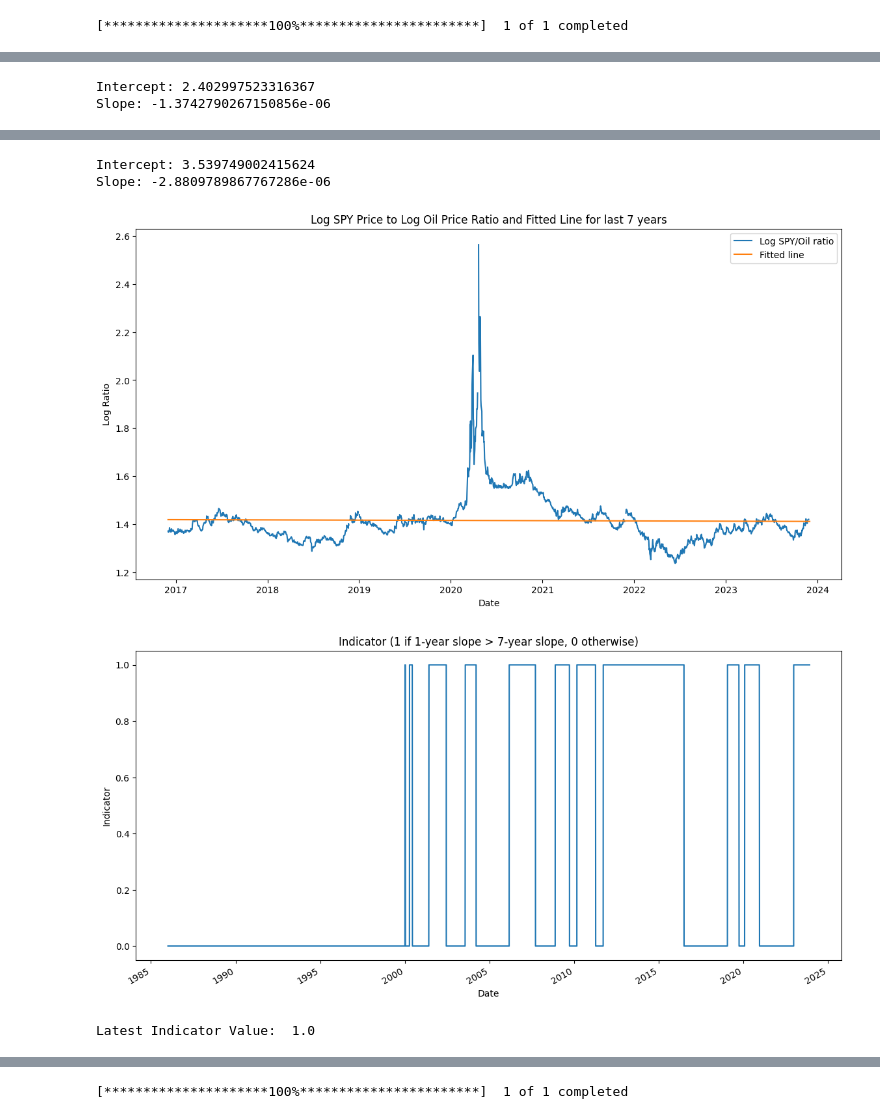
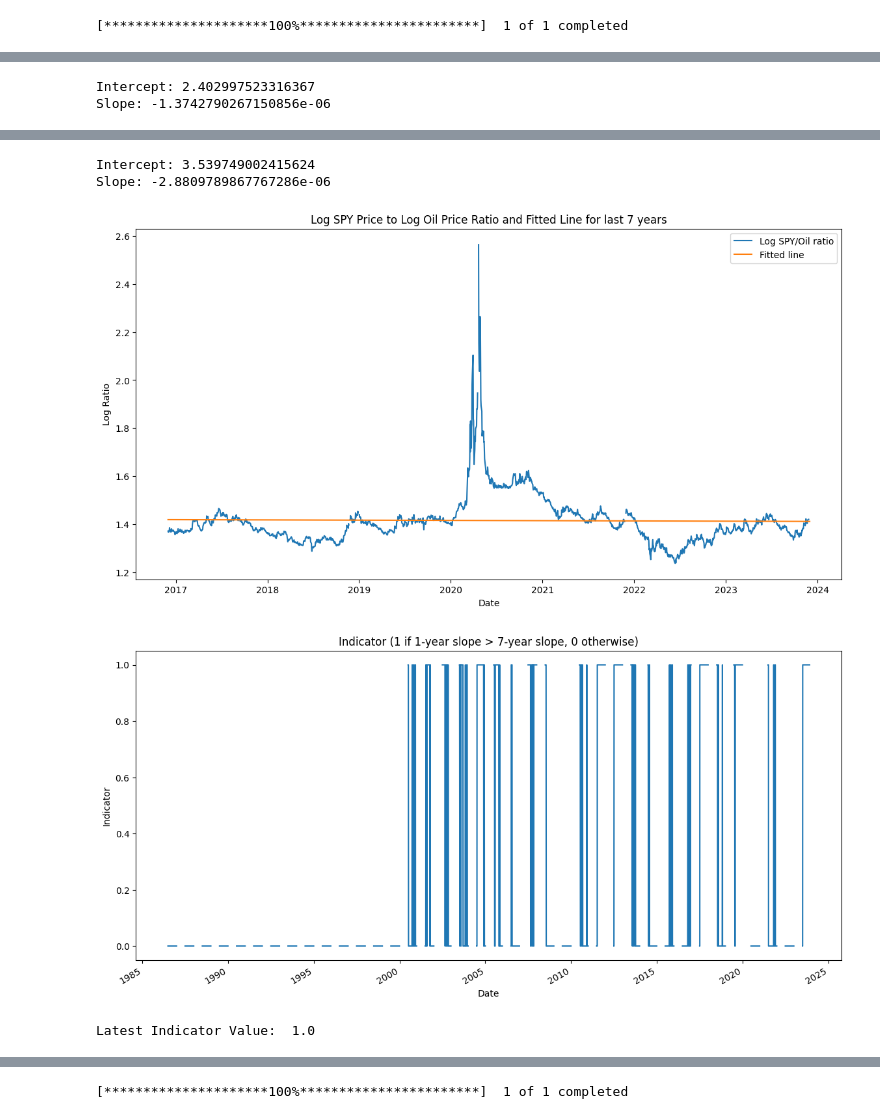
Before and after one commit to dkn-maida/farscape-investment, a Jupyter notebook: usa/growth_study.ipynb, the cells around one changed output, grey strips where cells are left out. Saved outputs shown, nothing was run; the diff lists cells and outputs as text; code cells hidden in the pictures.

```diff
--- a/usa/growth_study.ipynb
+++ b/usa/growth_study.ipynb
@@ -146,7 +146,7 @@ indicator = pd.Series(index=spy_oil_log_ratio.index)
 # Compute the 1-year and 7-year slopes for each day
 for date in spy_oil_log_ratio.index:
     # Compute the 1-year slope
-    one_year_ago = date - DateOffset(years=1)
+    one_year_ago = date - DateOffset(month=3)
     last_year_log_ratio = spy_oil_log_ratio[(spy_oil_log_ratio.index >= one_year_ago) & (spy_oil_log_ratio.index < date)]
     if not last_year_log_ratio.empty:
         X1 = np.array(last_year_log_ratio.index.map(convert_date_to_ordinal)).reshape(-1, 1)
@@ -158,7 +158,7 @@ for date in spy_oil_log_ratio.index:
         one_year_slope = calculate_slope(X1, y1)
 
             # Compute the 7-year slope
-        seven_years_ago = date - DateOffset(years=7)
+        seven_years_ago = date - DateOffset(month=6)
         last_seven_years_log_ratio = spy_oil_log_ratio[(spy_oil_log_ratio.index >= seven_years_ago) & (spy_oil_log_ratio.index < date)]
         if not last_seven_years_log_ratio.empty:
             X7 = np.array(last_seven_years_log_ratio.index.map(convert_date_to_ordinal)).reshape(-1, 1)
@@ -220,32 +220,32 @@ backtest_data = pd.DataFrame({'spy_close': spy_close, 'indicator': indicator})
 # Forward fill missing values in the SPY closing prices
 backtest_data['spy_close'].fillna(method='ffill', inplace=True)
 
 # Calculate the daily returns
 backtest_data['daily_returns'] = backtest_data['spy_close'].pct_change()
 
 # Calculate the cumulative returns when indicator is 1 and 0
 backtest_data['cumulative_returns_1'] = (1 + backtest_data['daily_returns'] * (backtest_data['indicator'] == 1)).cumprod()
 backtest_data['cumulative_returns_0'] = (1 + backtest_data['daily_returns'] * (backtest_data['indicator'] == 0)).cumprod()
 
 # Plot the backtesting results
 plt.figure(figsize=(14, 7))
 plt.plot(backtest_data['cumulative_returns_1'], label='Indicator = 1')
 plt.plot(backtest_data['cumulative_returns_0'], label='Indicator = 0')
 plt.title('Backtesting Results')
 plt.xlabel('Date')
 plt.ylabel('Cumulative Returns')
 plt.legend()
 plt.show()
 # %% [output]
 [*********************100%***********************]  1 of 1 completed
 [figure]
 [figure]
 [figure]
 Intercept: 2.402997523316367
 Slope: -1.3742790267150856e-06
 [figure]
 Intercept: 3.539749002415624
 Slope: -2.8809789867767286e-06
 [figure]
-[figure, old version]
+[figure, new version]
 Latest Indicator Value:  1.0
```
Also changed, not shown: parts of 1 cell of this notebook, 3 other files.
